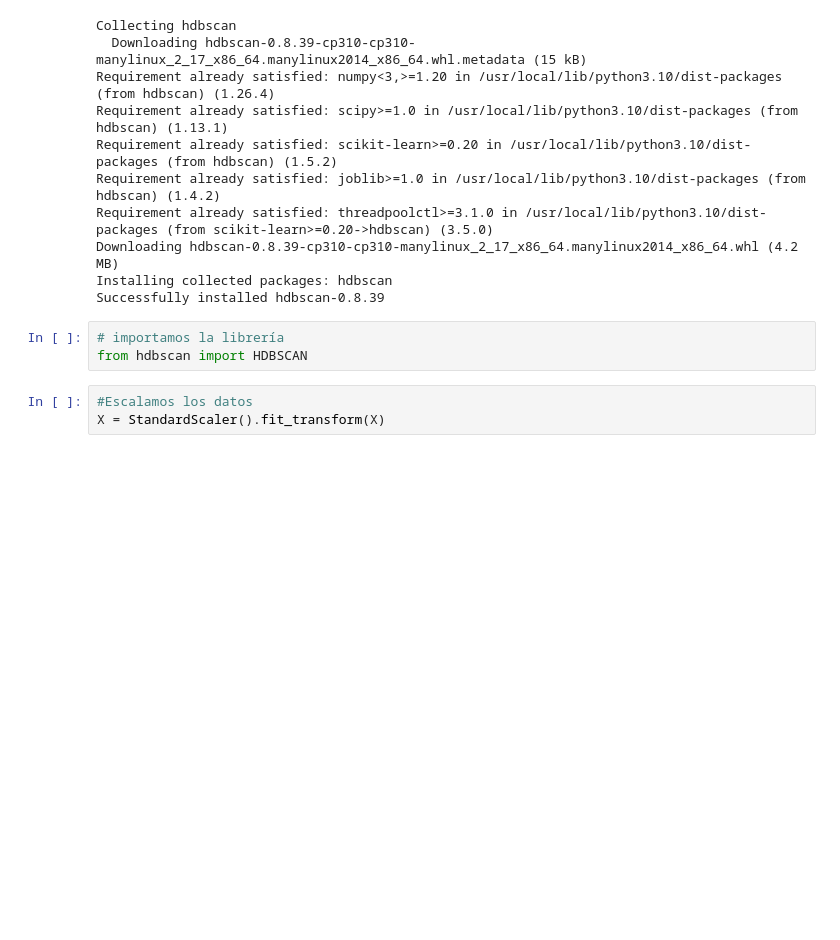
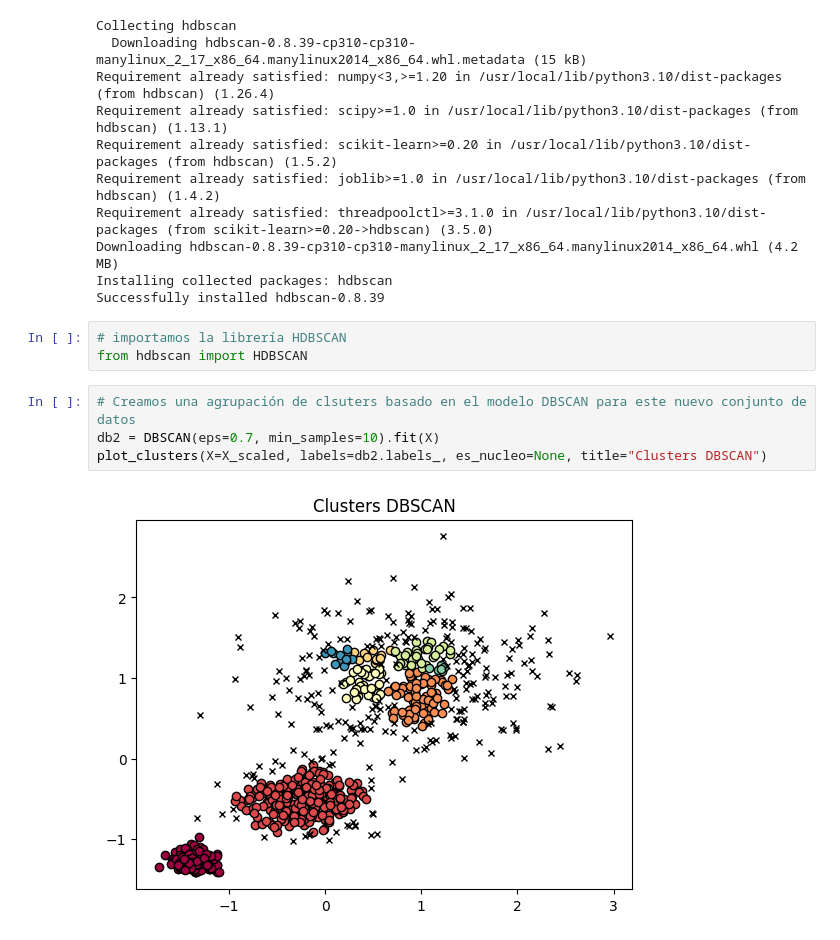
Before and after one commit to ffreirea1988/usm, a Jupyter notebook: 2S2024_DBSCAN_&_HDBSCAN.ipynb, the cells around one changed output. Drawn from its saved outputs; the diff is of its cells as text; blank space fills up the shorter version.

```diff
--- a/2S2024_DBSCAN_&_HDBSCAN.ipynb
+++ b/2S2024_DBSCAN_&_HDBSCAN.ipynb
@@ -183,10 +194,13 @@ Downloading hdbscan-0.8.39-cp310-cp310-manylinux_2_17_x86_64.manylinux2014_x86_6
 Installing collected packages: hdbscan
 Successfully installed hdbscan-0.8.39
 # %%
-# importamos la librería
+# importamos la librería HDBSCAN
 from hdbscan import HDBSCAN
-# %%
-#Escalamos los datos
-X = StandardScaler().fit_transform(X)
+# %%
+# Creamos una agrupación de clsuters basado en el modelo DBSCAN para este nuevo conjunto de datos
+db2 = DBSCAN(eps=0.7, min_samples=10).fit(X)
+plot_clusters(X=X_scaled, labels=db2.labels_, es_nucleo=None, title="Clusters DBSCAN")
+# %% [output]
+[figure, added]
 # %%
 # Crear y entrenar el modelo HDBSCAN
```
Also changed, not shown: parts of 25 cells of this notebook.
